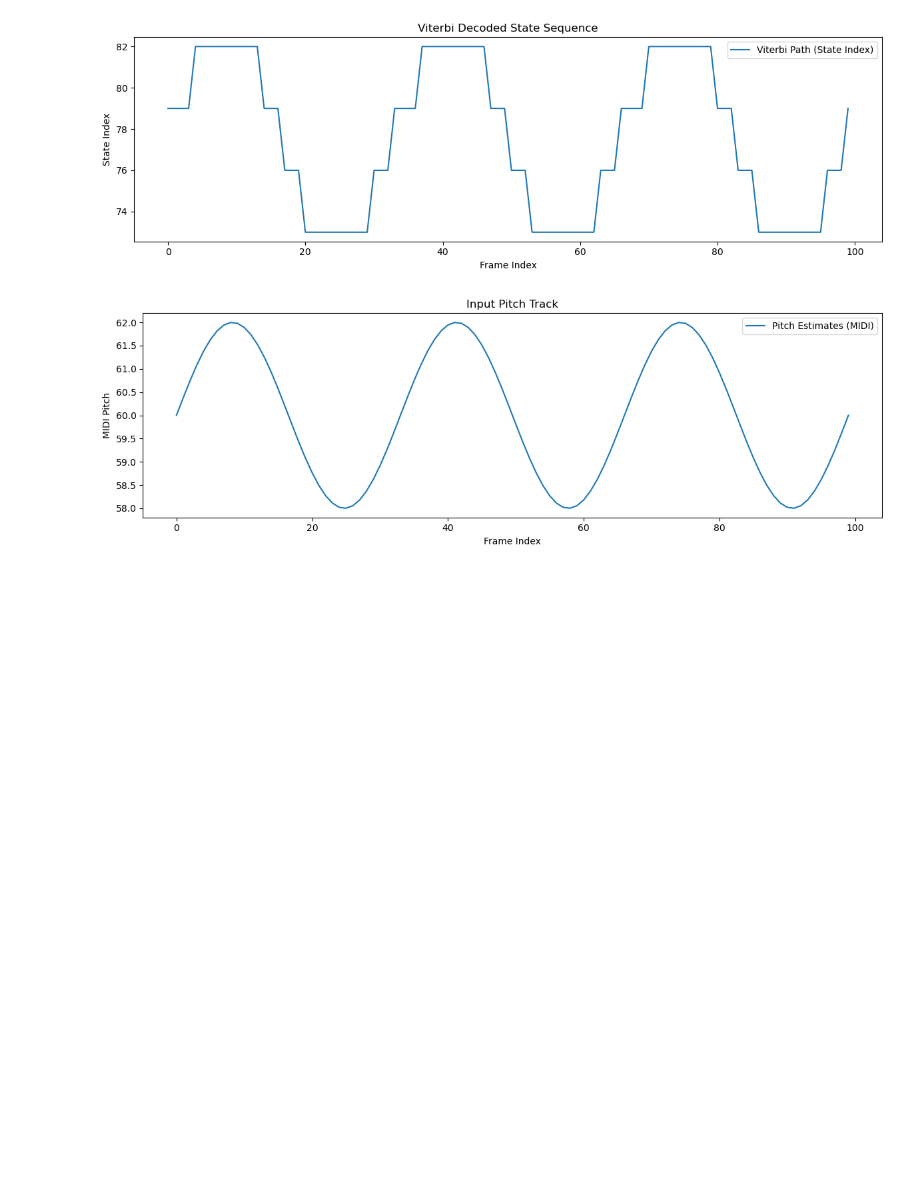
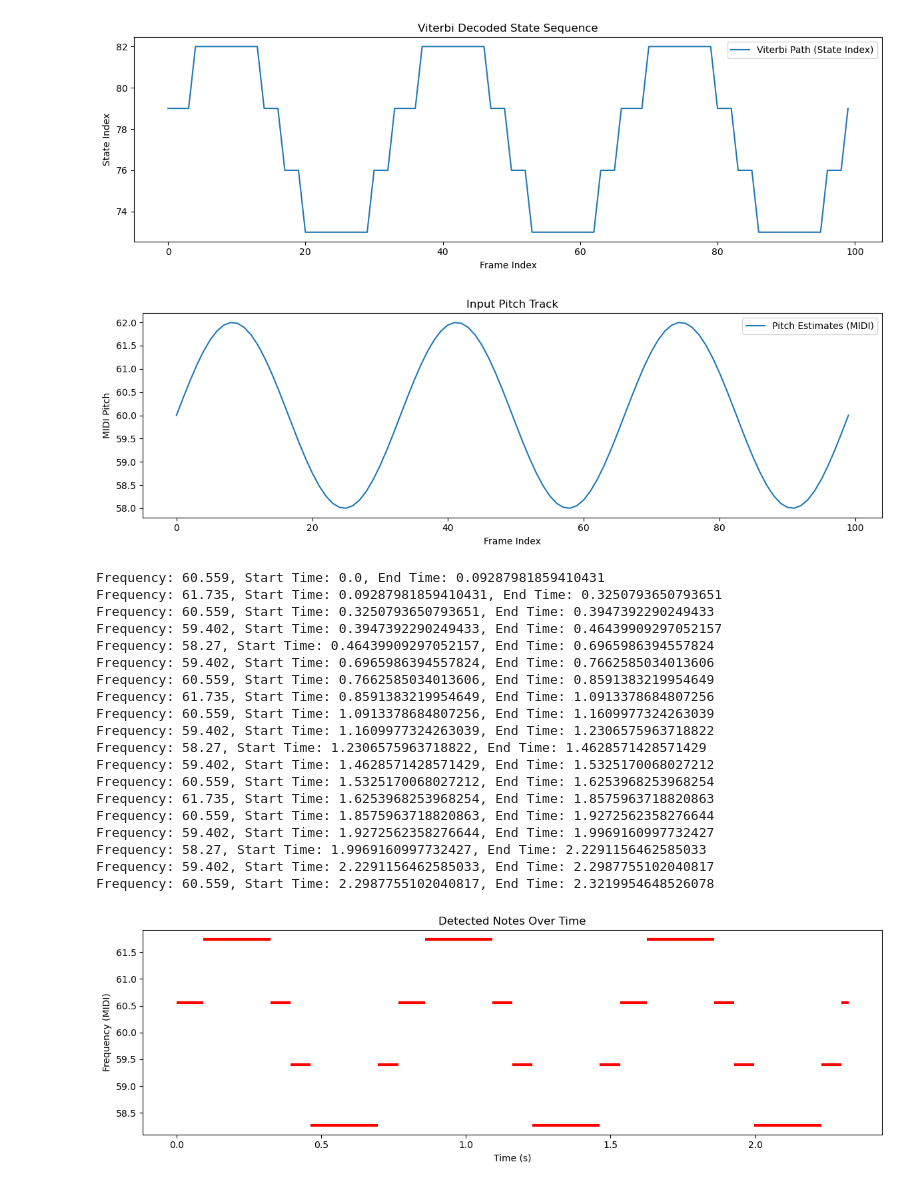
Before and after one commit to 1155194577/note_transcription, a Jupyter notebook: analysis/note_segmentation.ipynb, the cells around one changed output. Saved outputs shown, nothing was run; the diff lists cells and outputs as text; code cells hidden in the pictures; blank space fills up the shorter version.

Commit message:
finish note segmentation

```diff
--- a/analysis/note_segmentation.ipynb
+++ b/analysis/note_segmentation.ipynb
@@ -13,7 +13,7 @@ from modules.NoteSegmentation import NoteSegmentation
 
 n_frames = 100
 pitch_estimates = 60 + 2 * np.sin(np.linspace(0, 6 * np.pi, n_frames))  # MIDI numbers
-note_seg = NoteSegmentation(pitch_estimates)
+note_seg = NoteSegmentation()
 
 # Plot transition matrix
 # trans_matrix = note_seg._build_transition_matrix()
@@ -39,7 +39,7 @@ plt.show()
 
 # Plot observation matrix if implemented
 try:
-    obs_matrix = note_seg._build_observation_matrix()
+    obs_matrix = note_seg._build_observation_matrix(pitch_estimates)
     if obs_matrix is not None:
         plt.figure(figsize=(10, 8))
         plt.imshow(obs_matrix, aspect='auto', origin='lower', interpolation='nearest', cmap='viridis')
@@ -54,33 +54,69 @@ except Exception as e:
 
 # Plot Viterbi trellis if implemented
 # Plot Viterbi path (state sequence) if available
-viterbi = note_seg._viterbi_decoding()
+viterbi = note_seg._viterbi_decoding(pitch_estimates)
 if viterbi is not None:
     plt.figure(figsize=(12, 4))
     plt.plot(viterbi, label='Viterbi Path (State Index)')
     plt.xlabel('Frame Index')
     plt.ylabel('State Index')
     plt.title('Viterbi Decoded State Sequence')
     plt.legend()
     plt.tight_layout()
     plt.show()
 
 # Plot pitch track
 plt.figure(figsize=(12, 4))
 plt.plot(pitch_estimates, label='Pitch Estimates (MIDI)')
 plt.xlabel('Frame Index')
 plt.ylabel('MIDI Pitch')
 plt.title('Input Pitch Track')
 plt.legend()
 plt.tight_layout()
 plt.show()
+
+# Plot the result of post-processing if implemented in NoteSegmentation
+
+post_processed = note_seg.post_process(viterbi)
+# Print frequency, start time, and end time for each post-processed note
+for note in post_processed:
+    print(f"Frequency: {note['frequency'].round(3)}, Start Time: {note['start_time']}, End Time: {note['end_time']}")
+# Plot notes as horizontal lines over time
+plt.figure(figsize=(12, 4))
+for note in post_processed:
+    plt.hlines(note['frequency'], note['start_time'], note['end_time'], colors='r', linewidth=3)
+plt.xlabel('Time (s)')
+plt.ylabel('Frequency (MIDI)')
+plt.title('Detected Notes Over Time')
+plt.tight_layout()
+plt.show()
 # %% [output]
 [figure]
 [figure]
 [79 79 79 79 82 82 82 82 82 82 82 82 82 82 79 79 79 76 76 76 73 73 73 73
  73 73 73 73 73 73 76 76 76 79 79 79 79 82 82 82 82 82 82 82 82 82 82 79
  79 79 76 76 76 73 73 73 73 73 73 73 73 73 73 76 76 76 79 79 79 79 82 82
  82 82 82 82 82 82 82 82 79 79 79 76 76 76 73 73 73 73 73 73 73 73 73 73
  76 76 76 79]
 [figure]
 [figure]
+Frequency: 60.559, Start Time: 0.0, End Time: 0.09287981859410431
+Frequency: 61.735, Start Time: 0.09287981859410431, End Time: 0.3250793650793651
+Frequency: 60.559, Start Time: 0.3250793650793651, End Time: 0.3947392290249433
+Frequency: 59.402, Start Time: 0.3947392290249433, End Time: 0.46439909297052157
+Frequency: 58.27, Start Time: 0.46439909297052157, End Time: 0.6965986394557824
+Frequency: 59.402, Start Time: 0.6965986394557824, End Time: 0.7662585034013606
+Frequency: 60.559, Start Time: 0.7662585034013606, End Time: 0.8591383219954649
+Frequency: 61.735, Start Time: 0.8591383219954649, End Time: 1.0913378684807256
+Frequency: 60.559, Start Time: 1.0913378684807256, End Time: 1.1609977324263039
+Frequency: 59.402, Start Time: 1.1609977324263039, End Time: 1.2306575963718822
+Frequency: 58.27, Start Time: 1.2306575963718822, End Time: 1.4628571428571429
+Frequency: 59.402, Start Time: 1.4628571428571429, End Time: 1.5325170068027212
+Frequency: 60.559, Start Time: 1.5325170068027212, End Time: 1.6253968253968254
+Frequency: 61.735, Start Time: 1.6253968253968254, End Time: 1.8575963718820863
+Frequency: 60.559, Start Time: 1.8575963718820863, End Time: 1.9272562358276644
+Frequency: 59.402, Start Time: 1.9272562358276644, End Time: 1.9969160997732427
+Frequency: 58.27, Start Time: 1.9969160997732427, End Time: 2.2291156462585033
+Frequency: 59.402, Start Time: 2.2291156462585033, End Time: 2.2987755102040817
+Frequency: 60.559, Start Time: 2.2987755102040817, End Time: 2.3219954648526078
+[figure, added]
```
Also changed, not shown: 7 other files.
